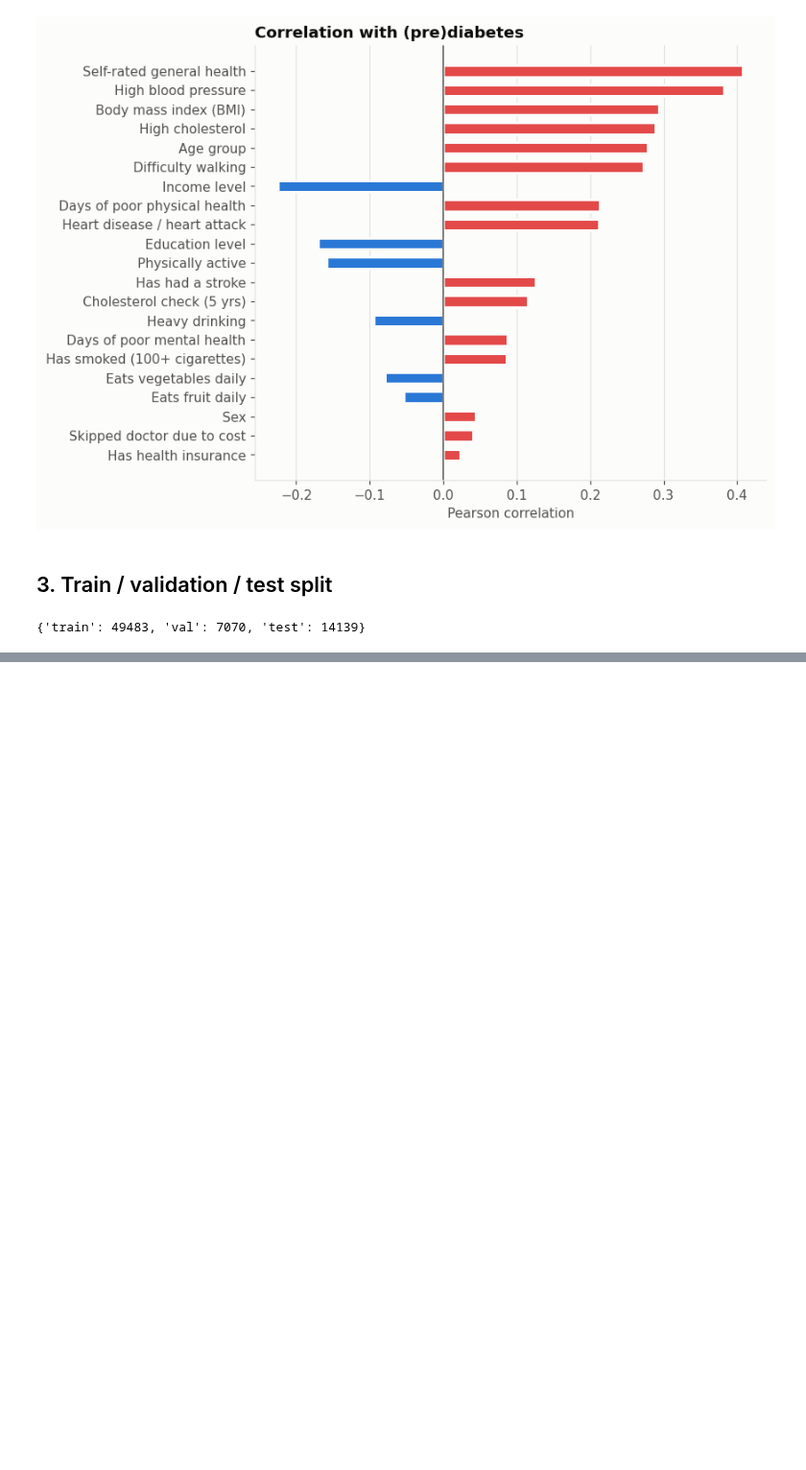
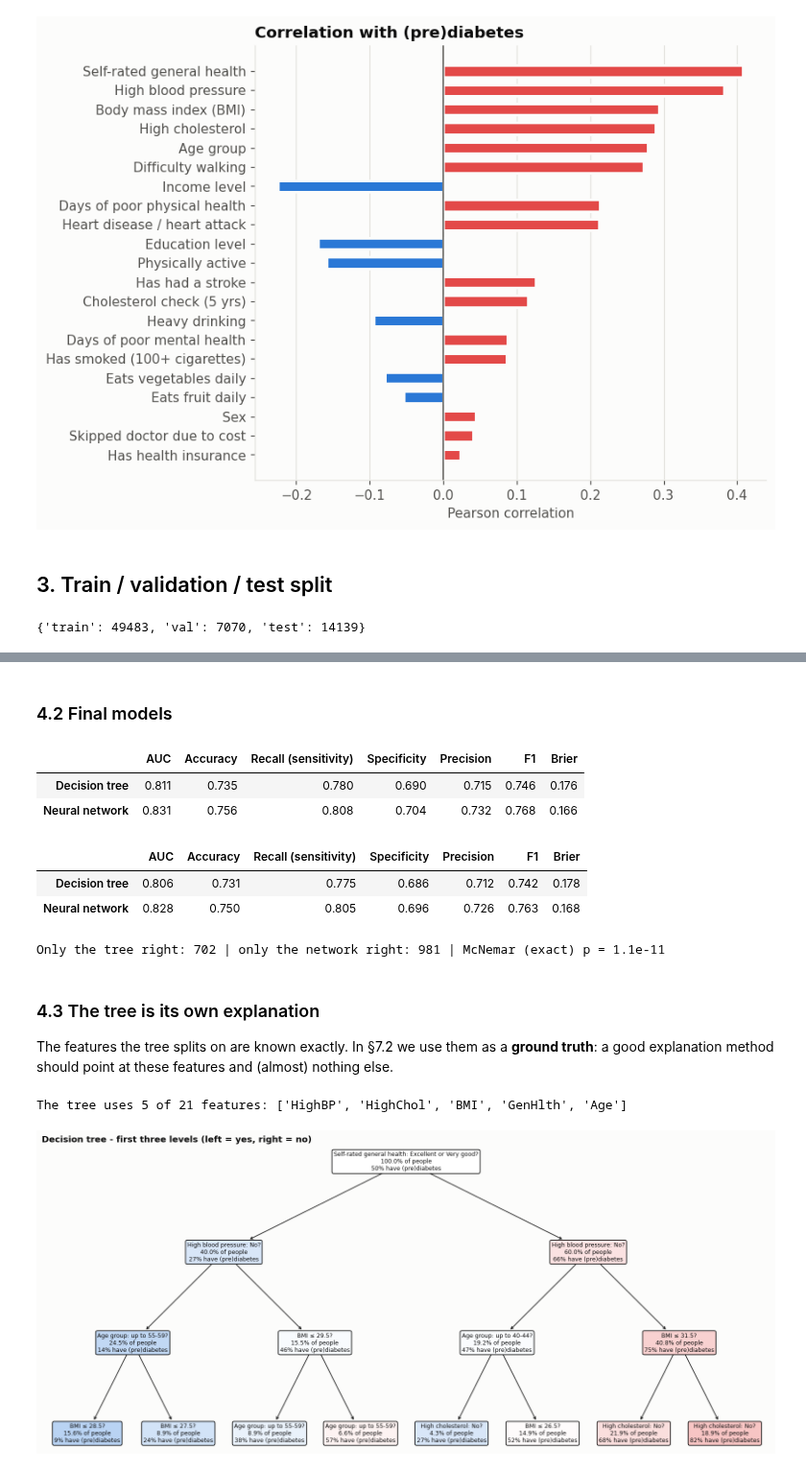
Before and after one commit to GustavWex/XAI-Projekt, a Jupyter notebook: projekt.ipynb, the cells around one changed output, grey strips where cells are left out. Shown at 96% size. Saved outputs shown, nothing was run; the diff lists cells and outputs as text; code cells hidden in the pictures; blank space fills up the shorter version.

```diff
--- a/projekt.ipynb
+++ b/projekt.ipynb
@@ -597,0 +146,49 @@ plt.show()
+# %%
+TREE_PARAMS = dict(max_depth=5)
+NN_PARAMS = dict(hidden=(32,), alpha=1e-4)
+# %% [markdown]
+### 4.2 Final models
+# %%
+models = xf.make_models(TREE_PARAMS, NN_PARAMS)
+for name, m in models.items():
+    m.fit(X_train, y_train)
+tree = models["Decision tree"]
+
+pd.DataFrame({name: xf.evaluate(m, X_val, y_val) for name, m in models.items()}).T
+# %% [output]
+|  | AUC | Accuracy | Recall (sensitivity) | Specificity | Precision | F1 | Brier |
+| Decision tree | 0.811 | 0.735 | 0.780 | 0.690 | 0.715 | 0.746 | 0.176 |
+| Neural network | 0.831 | 0.756 | 0.808 | 0.704 | 0.732 | 0.768 | 0.166 |
+# %%
+# Final numbers on the untouched test set
+test_results = pd.DataFrame({name: xf.evaluate(m, X_test, y_test) for name, m in models.items()}).T
+test_results
+# %% [output]
+|  | AUC | Accuracy | Recall (sensitivity) | Specificity | Precision | F1 | Brier |
+| Decision tree | 0.806 | 0.731 | 0.775 | 0.686 | 0.712 | 0.742 | 0.178 |
+| Neural network | 0.828 | 0.750 | 0.805 | 0.696 | 0.726 | 0.763 | 0.168 |
+# %%
+# Is the network significantly better than the tree? McNemar's test (paired: same test persons, threshold 0.5)
+from scipy.stats import binomtest
+correct = {name: (m.predict(X_test) == y_test).to_numpy() for name, m in models.items()}
+only_tree = int((correct["Decision tree"] & ~correct["Neural network"]).sum())
+only_nn = int((~correct["Decision tree"] & correct["Neural network"]).sum())
+p_mcnemar = binomtest(only_tree, only_tree + only_nn, 0.5).pvalue
+print(f"Only the tree right: {only_tree} | only the network right: {only_nn} | McNemar (exact) p = {p_mcnemar:.1e}")
+# %% [output]
+Only the tree right: 702 | only the network right: 981 | McNemar (exact) p = 1.1e-11
+# %% [markdown]
+### 4.3 The tree is its own explanation
+The features the tree splits on are known exactly. In §7.2 we use them as a **ground truth**: a good
+explanation method should point at these features and (almost) nothing else.
+# %%
+TREE_FEATURES = xf.tree_features(tree)
+print("The tree uses", len(TREE_FEATURES), "of", len(FEATURES), "features:", TREE_FEATURES)
+
+fig, ax = plt.subplots(figsize=(18, 7.5))
+xf.plot_tree_logic(ax, tree, max_depth=3)
+ax.set_title("Decision tree - first three levels (left = yes, right = no)")
+plt.show()
+# %% [output]
+The tree uses 5 of 21 features: ['HighBP', 'HighChol', 'BMI', 'GenHlth', 'Age']
+[figure, added]
```
Also changed, not shown: parts of 69 cells of this notebook, 8 other files.
